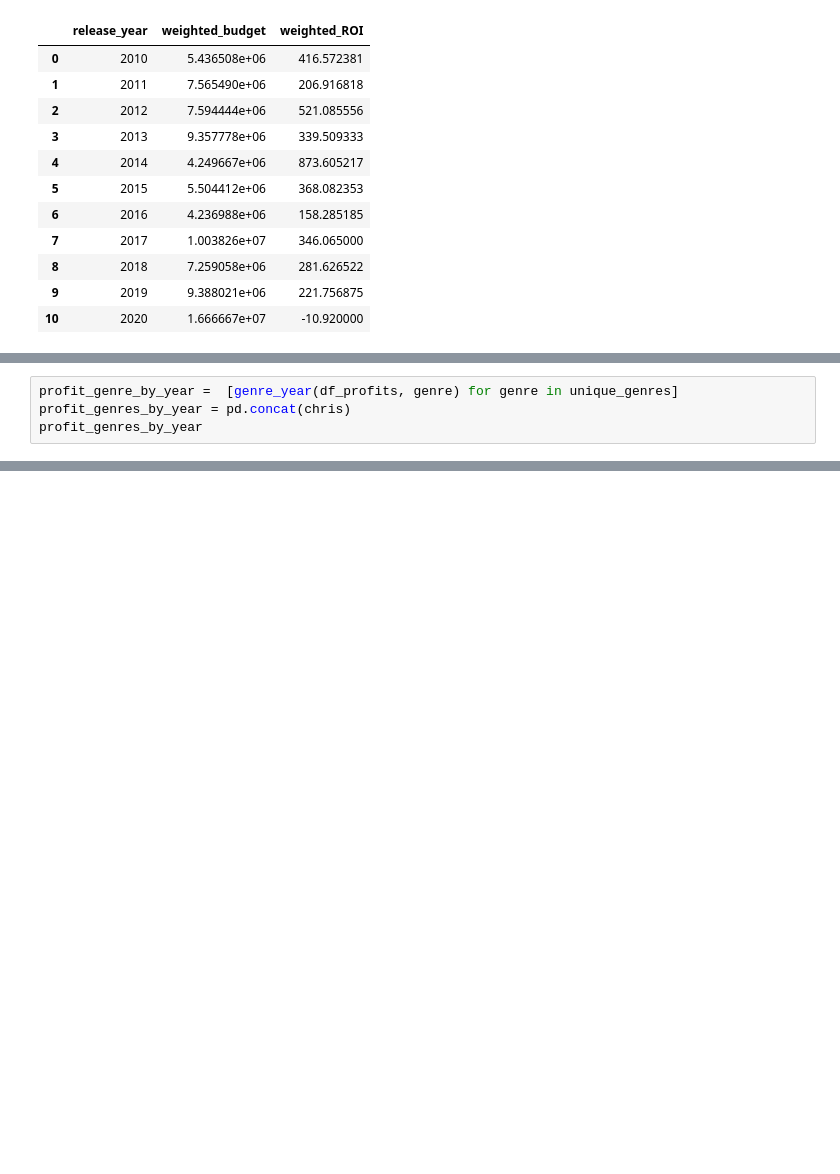
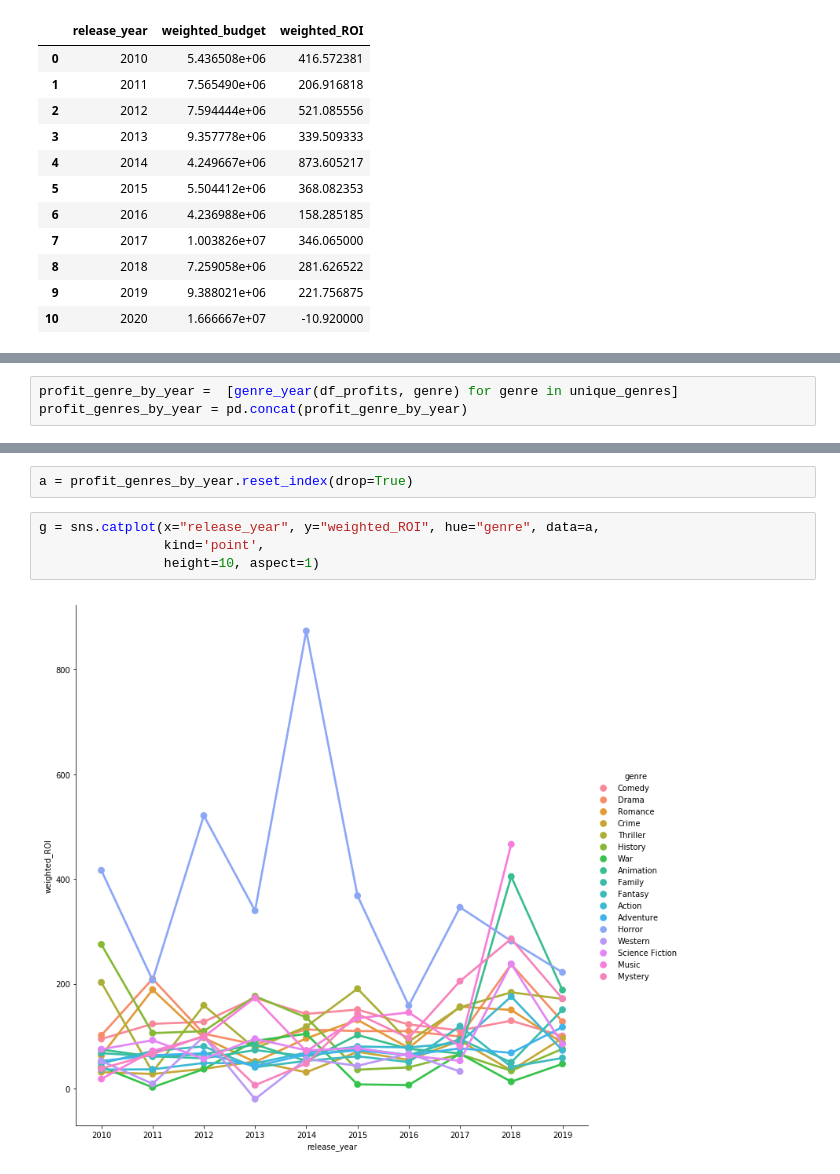
Before and after one commit to chrispfchung/mediaproject, a Jupyter notebook: Preprocessing API call Data (movieDB).ipynb, the cells around one changed output, grey strips where cells are left out. Saved outputs shown, nothing was run; the diff lists cells and outputs as text; blank space fills up the shorter version.

```diff
--- a/Preprocessing API call Data (movieDB).ipynb
+++ b/Preprocessing API call Data (movieDB).ipynb
@@ -541,4 +540,3 @@ genre_year(df_profits,'Horror')
 # %%
 profit_genre_by_year =  [genre_year(df_profits, genre) for genre in unique_genres]
-profit_genres_by_year = pd.concat(chris)
-profit_genres_by_year
+profit_genres_by_year = pd.concat(profit_genre_by_year)
@@ -613,0 +557,8 @@ ModuleNotFoundError: No module named 'plotly.express'
+# %%
+a = profit_genres_by_year.reset_index(drop=True)
+# %%
+g = sns.catplot(x="release_year", y="weighted_ROI", hue="genre", data=a,
+                kind='point',
+                height=10, aspect=1)
+# %% [output]
+[figure, added]
```
Also changed, not shown: parts of 8 cells of this notebook.
